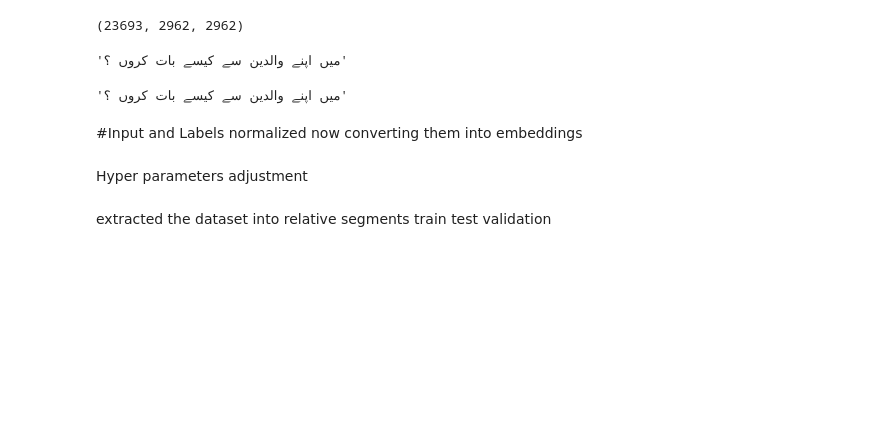
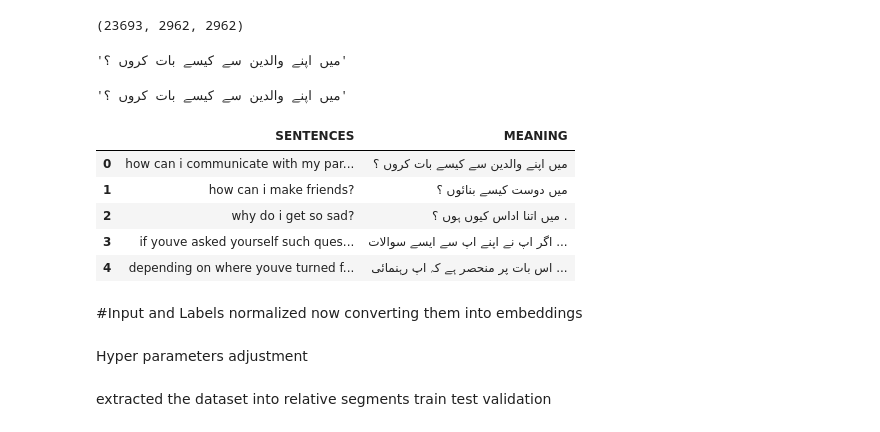
Before and after one commit to SheikhMudassarHanif/NLP, a Jupyter notebook: TextTranslationRNN.ipynb, the cells around one changed output. Saved outputs shown, nothing was run; the diff lists cells and outputs as text; code cells hidden in the pictures; blank space fills up the shorter version.

```diff
--- a/TextTranslationRNN.ipynb
+++ b/TextTranslationRNN.ipynb
@@ -66,10 +67,19 @@ def Normalize_Input(text):
         text = str(text)  # Convert non-string values to string
     # Convert to lowercase and remove punctuation
     text = text.lower()
-    text = re.sub(r'[^\w\s]', '', text)  # Remove punctuation
+    text = re.sub(r'[^\w\s?.!]+', '', text)  # Remove punctuation
     return text
 # %%
 df['SENTENCES ']=df['SENTENCES '].apply(Normalize_Input)
+# %%
+df.head()
+# %% [output]
+|  | SENTENCES | MEANING |
+| 0 | how can i communicate with my par... | میں اپنے والدین سے کیسے بات کروں ؟ |
+| 1 | how can i make friends? | میں دوست کیسے بنائوں ؟ |
+| 2 | why do i get so sad? | میں اتنا اداس کیوں ہوں ؟ . |
+| 3 | if youve asked yourself such ques... | اگر اپ نے اپنے اپ سے ایسے سوالات ... |
+| 4 | depending on where youve turned f... | اس بات پر منحصر ہے کہ اپ رہنمائی ... |
 # %% [markdown]
 #Input and Labels normalized now converting them into embeddings
 # %%
```
Also changed, not shown: parts of 30 cells of this notebook.
